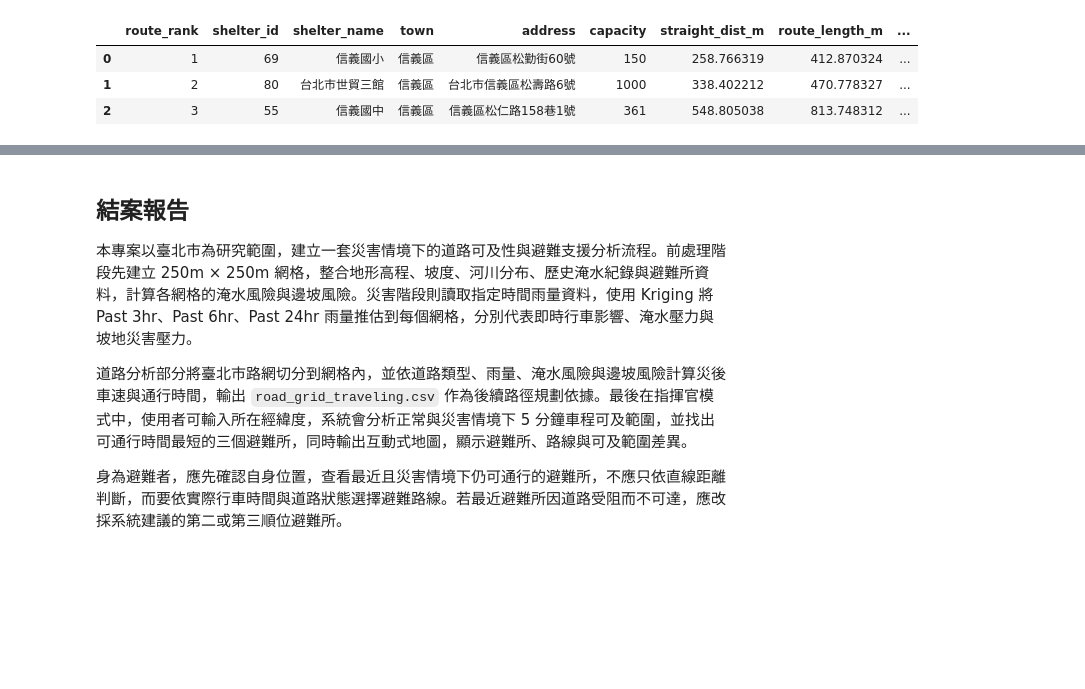
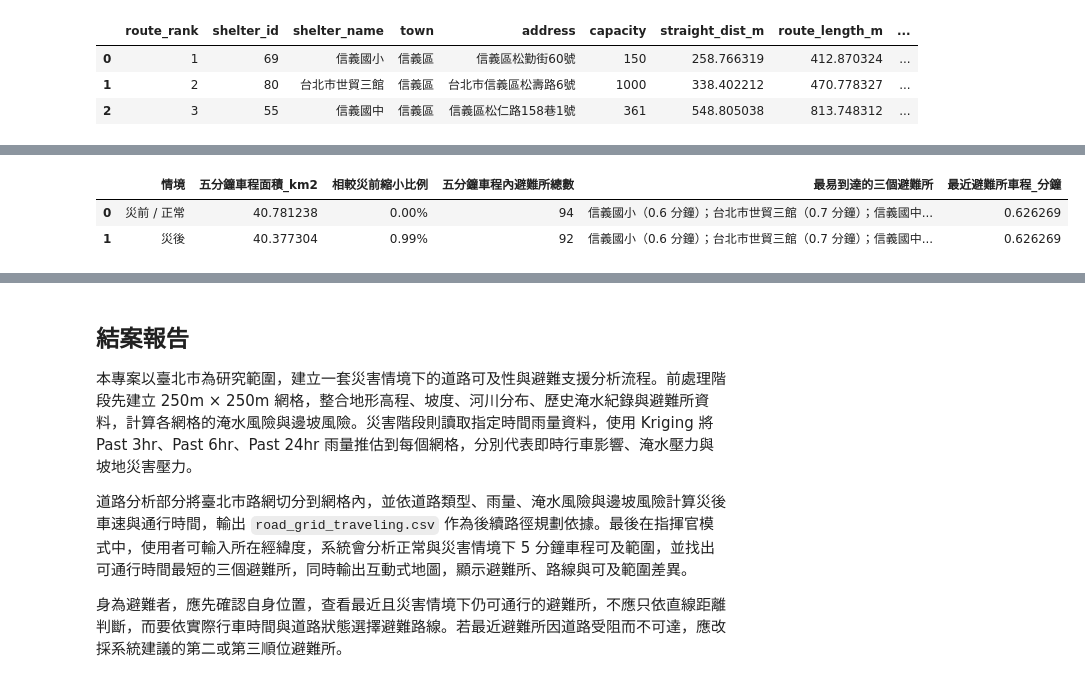
Before and after one commit to Chuang-ben/Final_project, a Jupyter notebook: Final_03_user.ipynb, the cells around one changed output, grey strips where cells are left out. Cells and saved outputs as stored; diff of their text form; code cells hidden in the pictures; blank space fills up the shorter version.

```diff
--- a/Final_03_user.ipynb
+++ b/Final_03_user.ipynb
@@ -543,6 +543,90 @@ shelters_map["disaster_time_min"] = shelters_map["shelter_node"].map(disaster_le
 
 shelters_map["normal_5min"] = shelters_map["shelter_node"].isin(normal_lengths.keys())
 shelters_map["disaster_5min"] = shelters_map["shelter_node"].isin(disaster_lengths.keys())
+
+# ===== 5 分鐘車程統計表 =====
+
+normal_area_m2 = normal_iso.geometry.area.iloc[0]
+disaster_area_m2 = disaster_iso.geometry.area.iloc[0]
+
+normal_area_km2 = normal_area_m2 / 1_000_000
+disaster_area_km2 = disaster_area_m2 / 1_000_000
+
+area_reduction_km2 = normal_area_km2 - disaster_area_km2
+shrink_ratio = (normal_area_m2 - disaster_area_m2) / normal_area_m2
+
+normal_shelter_count = shelters_map["normal_5min"].sum()
+disaster_shelter_count = shelters_map["disaster_5min"].sum()
+
+# 避難所名稱欄位，依你的資料欄位名稱調整
+shelter_name_col = "避難收容處所名稱"
+
+# 如果欄位名稱是亂碼或不同，改用自動抓第一個含「名稱」的欄位
+if shelter_name_col not in shelters_map.columns:
+    possible_name_cols = [c for c in shelters_map.columns if "名稱" in str(c) or "name" in str(c).lower()]
+    shelter_name_col = possible_name_cols[0] if possible_name_cols else shelters_map.columns[0]
+
+normal_nearest = (
+    shelters_map[shelters_map["normal_5min"]]
+    .sort_values("normal_time_min")
+    .head(3)
+)
+
+disaster_nearest = (
+    shelters_map[shelters_map["disaster_5min"]]
+    .sort_values("disaster_time_min")
+    .head(3)
+)
+
+normal_nearest_name = (
+    normal_nearest[shelter_name_col].iloc[0]
+    if len(normal_nearest) > 0 else "N/A"
+)
+
+disaster_nearest_name = (
+    disaster_nearest[shelter_name_col].iloc[0]
+    if len(disaster_nearest) > 0 else "N/A"
+)
+
+def format_nearest_shelters(df, time_col):
+    if len(df) == 0:
+        return "N/A"
+
+    return "；".join(
+        f"{row[shelter_name_col]}（{row[time_col]:.1f} 分鐘）"
+        for _, row in df.iterrows()
+    )
+
+normal_nearest_text = format_nearest_shelters(
+    normal_nearest,
+    "normal_time_min"
+)
+
+disaster_nearest_text = format_nearest_shelters(
+    disaster_nearest,
+    "disaster_time_min"
+)
+
+normal_nearest_time = (
+    normal_nearest["normal_time_min"].iloc[0]
+    if len(normal_nearest) > 0 else np.nan
+)
+
+disaster_nearest_time = (
+    disaster_nearest["disaster_time_min"].iloc[0]
+    if len(disaster_nearest) > 0 else np.nan
+)
+
+access_summary = pd.DataFrame({
+    "情境": ["災前 / 正常", "災後"],
+    "五分鐘車程面積_km2": [normal_area_km2, disaster_area_km2],
+    "相較災前縮小比例": ["0.00%", f"{shrink_ratio:.2%}"],
+    "五分鐘車程內避難所總數": [normal_shelter_count, disaster_shelter_count],
+    "最易到達的三個避難所": [normal_nearest_text, disaster_nearest_text],
+    "最近避難所車程_分鐘": [normal_nearest_time, disaster_nearest_time],
+})
+
+display(access_summary)
 
 # ===== 5) 轉 WGS84 給 folium =====
 boundary_wgs84 = boundary.to_crs(epsg=4326)
@@ -684,7 +768,7 @@ route_fg.add_to(m)
 # ===== 9) 輸出 =====
 folium.LayerControl(collapsed=False).add_to(m)
 
-map_path = "output/commander_accessibility_routes_map.html"
+map_path = "output/user_accessibility_routes_map.html"
 m.save(map_path)
 
 print("Saved:", map_path)
@@ -696,0 +780,3 @@ Saved: output/commander_accessibility_routes_map.html
+|  | 情境 | 五分鐘車程面積_km2 | 相較災前縮小比例 | 五分鐘車程內避難所總數 | 最易到達的三個避難所 | 最近避難所車程_分鐘 |
+| 0 | 災前 / 正常 | 40.781238 | 0.00% | 94 | 信義國小（0.6 分鐘）；台北市世貿三館（0.7 分鐘）；信義國中... | 0.626269 |
+| 1 | 災後 | 40.377304 | 0.99% | 92 | 信義國小（0.6 分鐘）；台北市世貿三館（0.7 分鐘）；信義國中... | 0.626269 |
```
Also changed, not shown: parts of 4 cells of this notebook, 2 other files.
